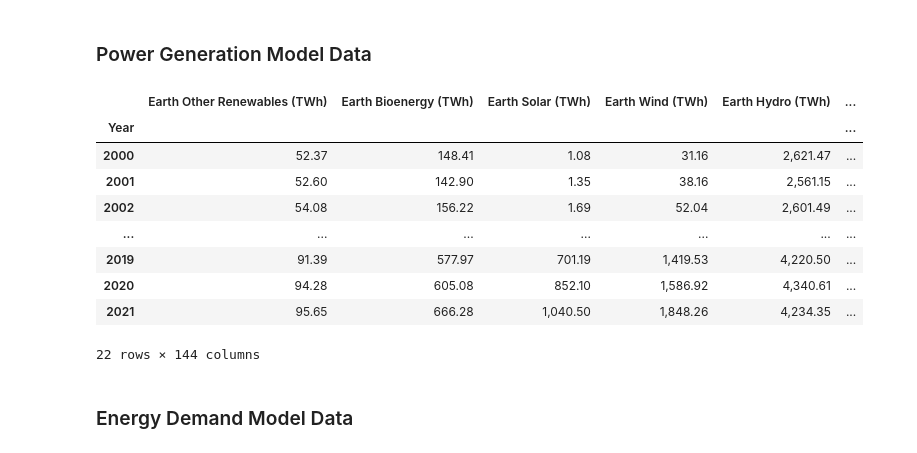
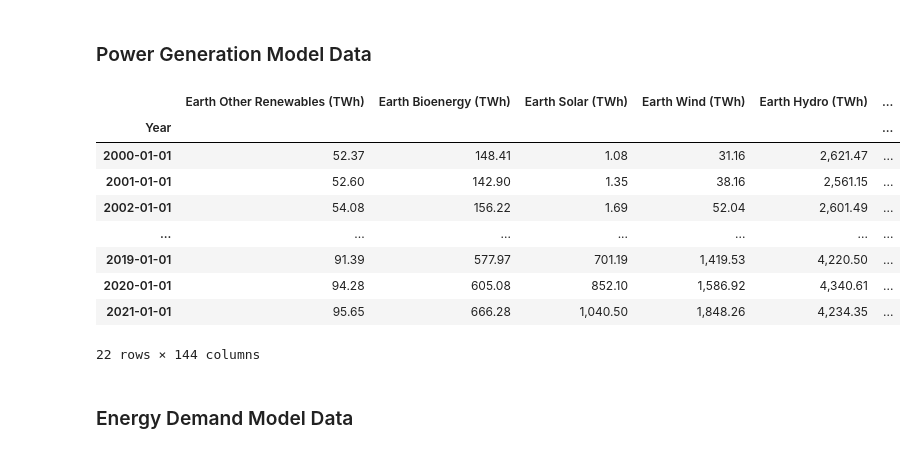
Before and after one commit to FunkyTable/Energy_Production_Time_Series_Projection, a Jupyter notebook: student.ipynb, the cells around one changed output. Cells and saved outputs as stored; diff of their text form; code cells hidden in the pictures.

```diff
--- a/student.ipynb
+++ b/student.ipynb
@@ -172,26 +186,26 @@ For details on the origins of this project's data, Exploratory Data Analysis, an
 ### Power Generation Model Data
 # %%
 pd.set_option("display.max_rows", 6)
-df_hist_elec_yr_reg = pd.read_csv(
+df_hist_elec = pd.read_csv(
     "Data/Export/df_hist_elec_yr_reg.csv",
     encoding='ANSI')
 
-#df_hist_elec_yr['Year'] = pd.to_datetime(df_hist_elec_yr.Year, format='%Y')
+df_hist_elec['Year'] = pd.to_datetime(df_hist_elec.Year, format='%Y')
 
-df_hist_elec_yr_reg.index = df_hist_elec_yr_reg['Year']
-df_hist_elec_yr_reg = df_hist_elec_yr_reg.iloc[:,1:]
+df_hist_elec.index = df_hist_elec['Year']
+df_hist_elec = df_hist_elec.iloc[:,1:]
 
-df_hist_elec_yr_reg
+df_hist_elec
 # %% [output]
 |  | Earth Other Renewables (TWh) | Earth Bioenergy (TWh) | Earth Solar (TWh) | Earth Wind (TWh) | Earth Hydro (TWh) | ... |
 | Year |  |  |  |  |  | ... |
-| 2000 | 52.37 | 148.41 | 1.08 | 31.16 | 2,621.47 | ... |
-| 2001 | 52.60 | 142.90 | 1.35 | 38.16 | 2,561.15 | ... |
-| 2002 | 54.08 | 156.22 | 1.69 | 52.04 | 2,601.49 | ... |
+| 2000-01-01 | 52.37 | 148.41 | 1.08 | 31.16 | 2,621.47 | ... |
+| 2001-01-01 | 52.60 | 142.90 | 1.35 | 38.16 | 2,561.15 | ... |
+| 2002-01-01 | 54.08 | 156.22 | 1.69 | 52.04 | 2,601.49 | ... |
 | ... | ... | ... | ... | ... | ... | ... |
-| 2019 | 91.39 | 577.97 | 701.19 | 1,419.53 | 4,220.50 | ... |
-| 2020 | 94.28 | 605.08 | 852.10 | 1,586.92 | 4,340.61 | ... |
-| 2021 | 95.65 | 666.28 | 1,040.50 | 1,848.26 | 4,234.35 | ... |
+| 2019-01-01 | 91.39 | 577.97 | 701.19 | 1,419.53 | 4,220.50 | ... |
+| 2020-01-01 | 94.28 | 605.08 | 852.10 | 1,586.92 | 4,340.61 | ... |
+| 2021-01-01 | 95.65 | 666.28 | 1,040.50 | 1,848.26 | 4,234.35 | ... |
 22 rows × 144 columns
 # %% [markdown]
 ### Energy Demand Model Data
```
Also changed, not shown: parts of 17 cells of this notebook, 1 other file.
